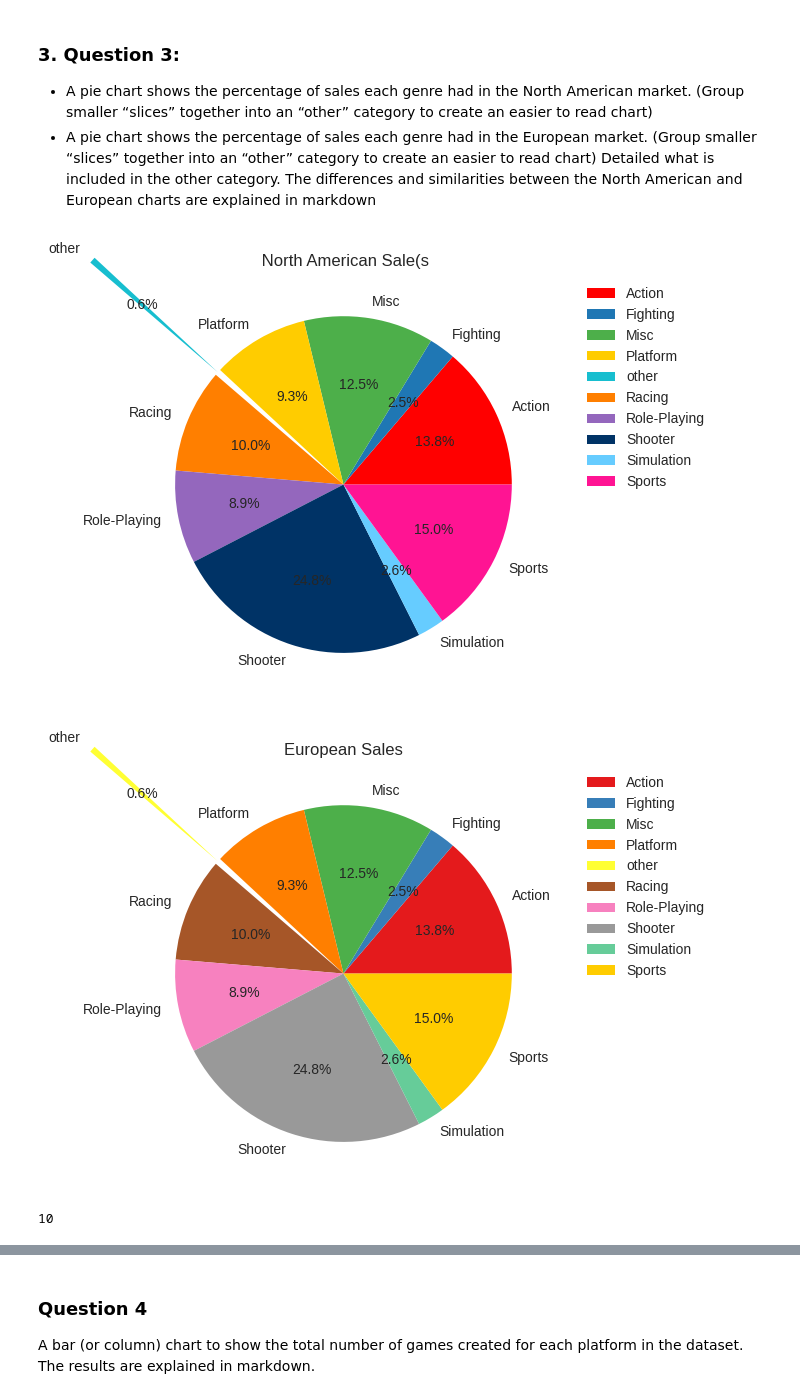
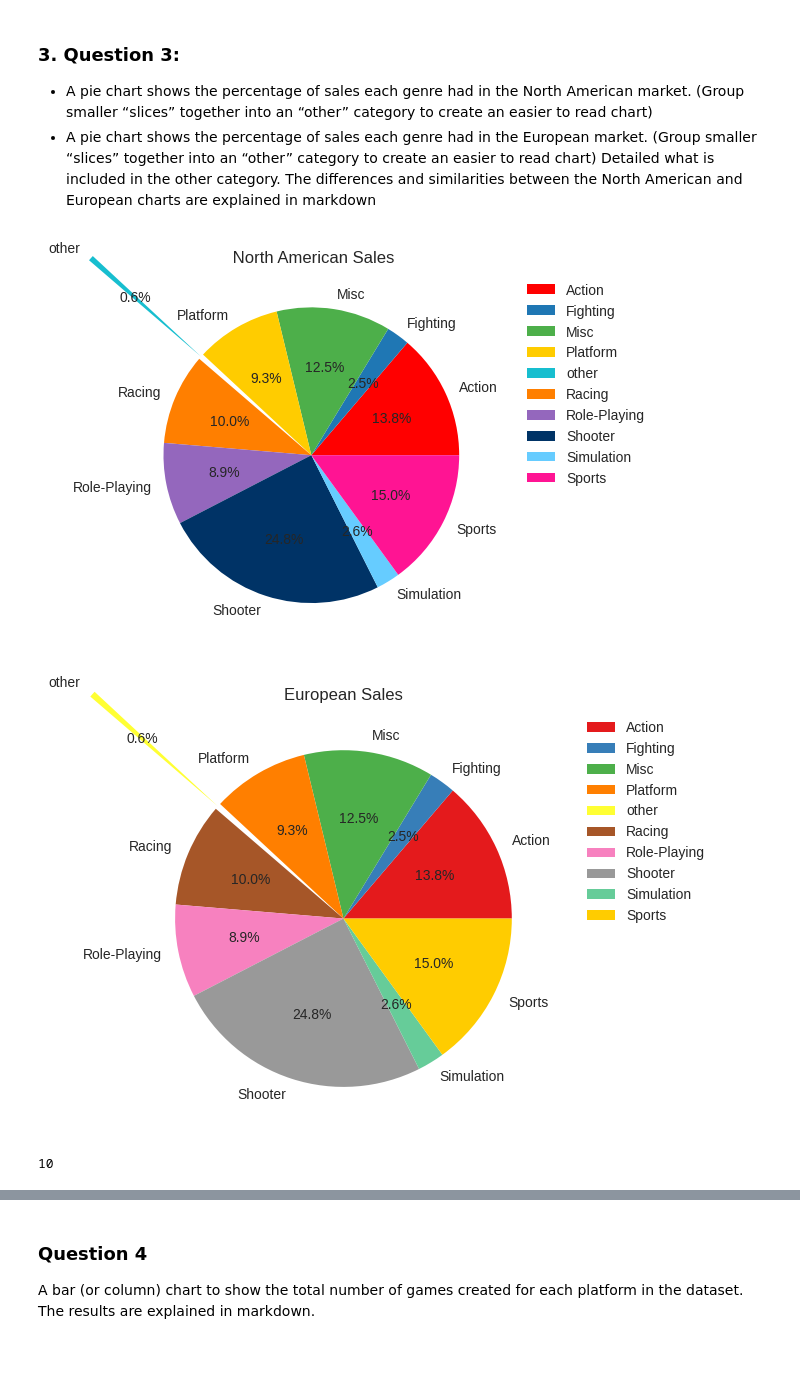
Before and after one commit to sahvsergio/treehouse_data_analysis_techdegree_unit6, a Jupyter notebook: Data Analysis Tech Degree Unit 6 Graphing Video Game Sales.ipynb, the cells around one changed output, grey strips where cells are left out. Saved outputs shown, nothing was run; the diff lists cells and outputs as text; code cells hidden in the pictures; blank space fills up the shorter version.

```diff
--- a/Data Analysis Tech Degree Unit 6 Graphing Video Game Sales.ipynb
+++ b/Data Analysis Tech Degree Unit 6 Graphing Video Game Sales.ipynb
@@ -181,11 +172,16 @@ eu_dict={k:v for (k,v) in zip(eu_labels, eu_sales)}
 
 new_na_dict={}
 new_eu_dict={}
-for key, group in itertools.groupby(na_dict, lambda k: 'other' if (na_dict[k]<6) else k):
+for key, group in itertools.groupby(na_dict, lambda k : 'other'  if (na_dict[k]<=6) else k):
      new_na_dict[key] = sum([na_dict[k] for k in list(group)])
 
-for key, group in itertools.groupby(eu_dict, lambda k: 'other' if(eu_dict[k]<6) else k):
+
+
+
+for key, group in itertools.groupby(eu_dict, lambda k: 'other' if(eu_dict[k]<=6) else k):
     new_eu_dict[key]=sum([eu_dict[k]for k in list(group)])
+
+
 
 
 new_na_labels=new_na_dict.keys()
@@ -202,39 +198,40 @@ na_colors=colors = [
     '#FF7F00',  #  - Orange
     '#9467bd',  #  - Purple
     '#003366',  #  - Dark Blue
     '#66CCFF',  #  - Light Blue
     '#FF1493'   #  - Pink
 ]
-plt.title(' North American Sale(s')
-plt.pie(new_na_sales, labels=new_na_labels,autopct='%1.1f%%',colors=na_colors, explode=(0,0,0,0,1,0,0,0,0,0), normalize=True)
+
+#explode=(0,0,0,0,1,0,0,0,0,0
+plt.title(' North American Sales', fontsize=12)
+plt.pie(new_na_sales, labels=new_na_labels,autopct='%1.1f%%',colors=na_colors, explode=(0,0,0,0,1,0,0,0,0,0),normalize=True)
 plt.legend(bbox_to_anchor=(1.05, 1), loc='upper left')
-plt.tight_layout()
 plt.show()
 
 
 
-plt.title('European Sales')
+
+plt.title('European Sales', fontsize=12)
 eu_colors = colors = [
     '#E41A1C',  # Red
     '#377EB8',  # Blue
     '#4DAF4A',  # Green
     '#FF7F00',  # Orange
     '#FFFF33',  # Yellow
     '#A65628',  # Brown
     '#F781BF',  # Pink
     '#999999',  # Gray
     '#66CC99',  # Light Green
     '#FFCC00'   # Yellow-orange
 ]
 plt.pie(new_eu_sales, labels=new_eu_labels,autopct='%1.1f%%',colors=eu_colors,explode=(0,0,0,0,1,0,0,0,0,0), normalize=True)
 #shooter sports and action
 #Simulation, Puzzle, Fighting
 plt.legend(bbox_to_anchor=(1.05, 1), loc='upper left')
 plt.tight_layout()
 plt.show()
-len(new_eu_sales)
 # %% [output]
-[figure, old version]
+[figure, new version]
 [figure]
 10
 # %% [markdown]
```
Also changed, not shown: parts of 9 cells of this notebook.
